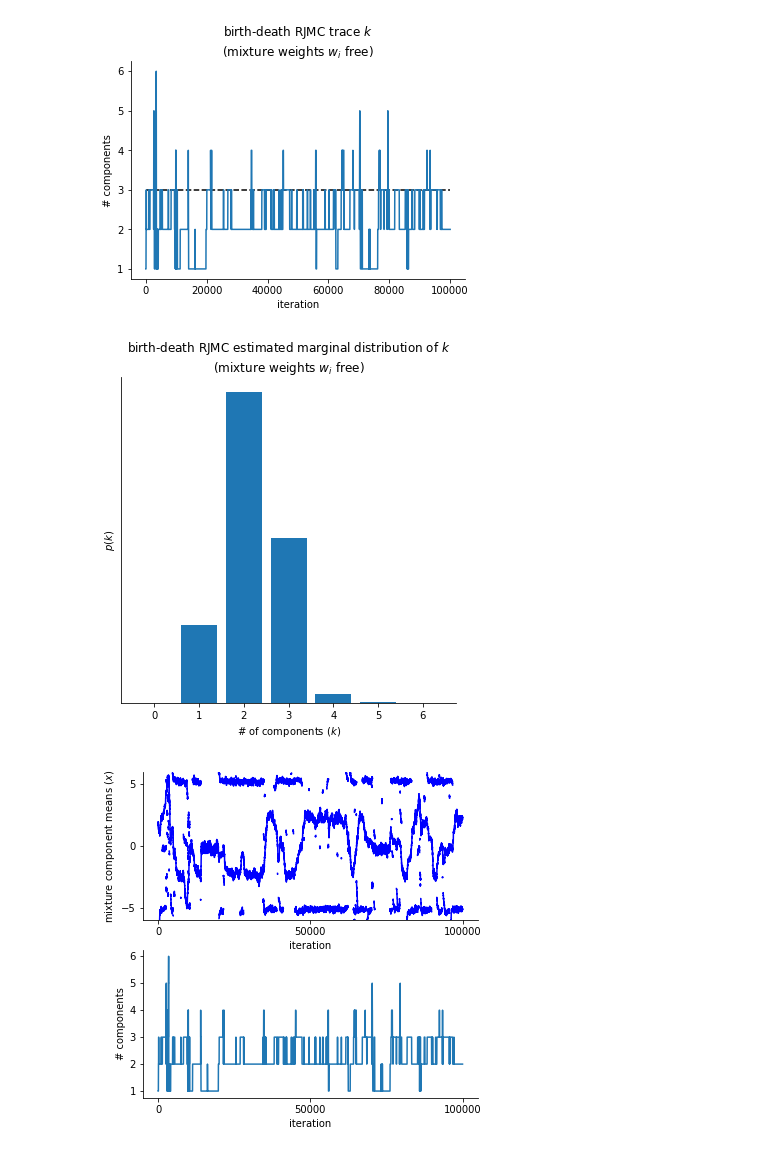
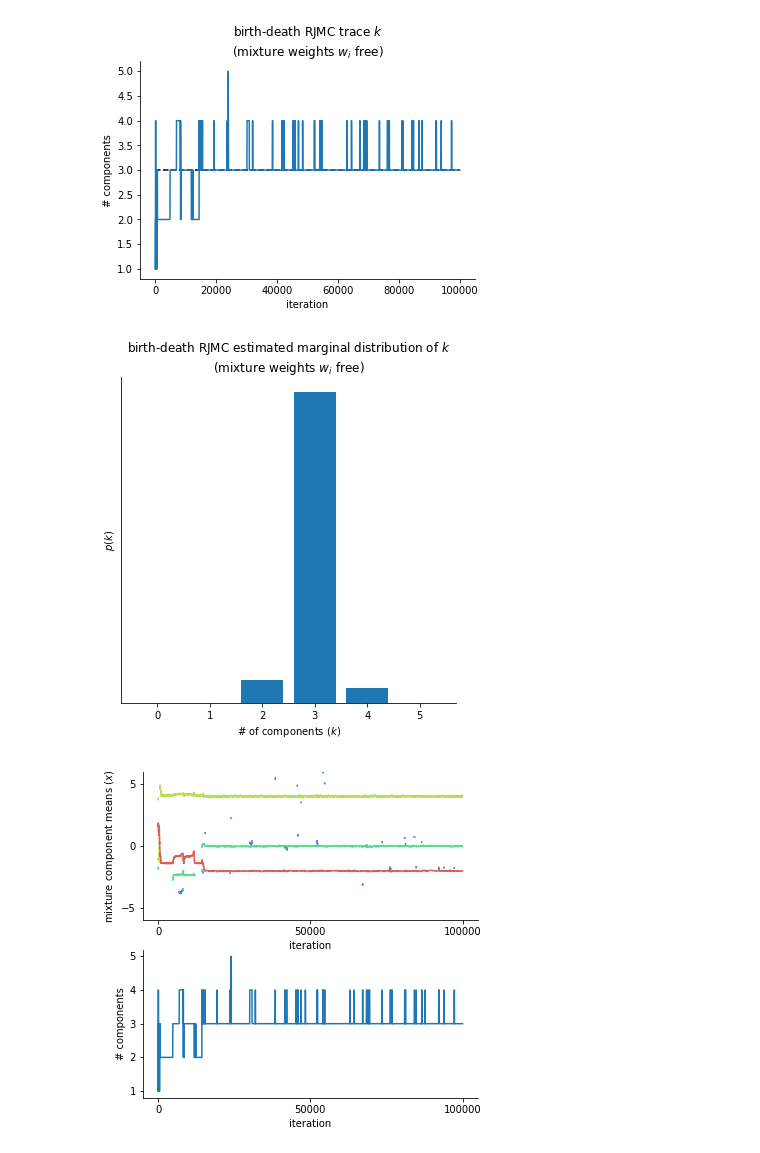
Before and after one commit to maxentile/notebooks, a Jupyter notebook: birth-death moves for RJMC of GMMs.ipynb, the cells around one changed output. Cells and saved outputs as stored; diff of their text form; code cells hidden in the pictures.

Commit message:
Update Gaussian mixture model to look more like our typical case; bugfix in first cell.

```diff
--- a/birth-death moves for RJMC of GMMs.ipynb
+++ b/birth-death moves for RJMC of GMMs.ipynb
@@ -1,6 +1,7 @@
 # %%
 # RJMC for GMMs:
 import matplotlib.pyplot as plt
+import seaborn as sns
 %matplotlib inline
 
 from autograd import numpy as np
@@ -46,7 +47,7 @@ def flat_log_p(theta):
 #true_weights = np.random.rand(n_components)**2
 #true_weights /= np.sum(true_weights)
 
-n_data = 300
+n_data = 10000
 data = np.zeros(n_data)
 #for i in range(n_data):
 #    component = np.random.choice(np.arange(n_components), p=true_weights)
@@ -70,10 +71,16 @@ n_components = 3
 true_means = [-5.0,0.0,5.0]
 true_stdevs = np.ones(n_components)
 true_weights = np.ones(n_components) / 3
-n_data = 300
+
+true_means = [-2.0,0.0,4.0]
+true_stdevs = [0.8, 0.5, 1.5]
+true_weights = [0.5, 0.2, 0.3]
+
+
+n_data = 10000
 data = np.zeros(n_data)
 for i in range(n_data):
-    component = np.random.randint(n_components)
+    component = np.random.choice(range(n_components), p=true_weights)
     data[i] = norm.rvs(loc=true_means[component], scale=true_stdevs[component])
 
 
@@ -85,7 +92,6 @@ plt.hist(data, bins=50, normed=True, alpha=0.5);
 x = np.linspace(-8,8, 1000)
 y_tot = np.zeros(x.shape)
 for i in range(n_components):
-
     y = norm.pdf(x, loc=true_means[i], scale=true_stdevs[i]) * true_weights[i]
     plt.plot(x, y, '--', color='grey',)
     plt.fill_between(x, y, color='grey' ,alpha=0.2)
@@ -271,7 +277,7 @@ def rjmcmc_w_parents(theta, parents, n_steps=10000):
 
     for t in tqdm(range(n_steps)):
         # generate proposal
-        if np.random.rand() < 0.05:
+        if np.random.rand() < 0.25:
             theta_prime, parents_prime, log_jac_u_term = reversible_birth_death_move(theta, parents)
         else:
             theta_prime, parents_prime, log_jac_u_term = mmc_move(theta, parents)
@@ -294,7 +300,7 @@ def rjmcmc_w_parents(theta, parents, n_steps=10000):
                 current_dim = int(len(theta) / 3)
                 assert(len(theta) % 3 == 0)
 
-                print('{}: accepted a cross-model jump! # components: {} --> {}'.format(t, prev_dim, current_dim))
+                #print('{}: accepted a cross-model jump! # components: {} --> {}'.format(t, prev_dim, current_dim))
         traj.append((theta, parents))
         acceptance_probabilities.append(A)
     return traj, acceptance_probabilities
@@ -374,5 +326,5 @@ plt.hist(acceptance_probabilities, bins=50);
 # %%
-n_components_traj = [len(t[0]) / 3 for t in traj]
+n_components_traj = np.array([len(t[0]) / 3 for t in traj], np.int32)
 ax = plt.subplot(111)
 plt.plot(n_components_traj)
 plt.hlines(n_components, 0, len(traj), linestyles='--')
@@ -384,7 +336,7 @@ plt.title(r'birth-death RJMC trace $k$' + '\n(mixture weights ' + r'$w_i$ free)'
 #plt.xscale('log')
 plt.savefig('birth-death-n-components-starting-from-1.jpg', dpi=300)
 # %% [output]
-[figure, old version]
+[figure, new version]
 # %%
 plt.figure(figsize=(6,6))
 
@@ -405,7 +357,7 @@ plt.xticks(n_components_range)
 plt.yticks([])
 plt.savefig('birth-death-marginals-starting-from-1.jpg', dpi=300)
 # %% [output]
-[figure, old version]
+[figure, new version]
 # %%
 change_points = list(np.arange(1, len(n_components_traj))[np.diff(n_components_traj) != 0])
 trajs = []
@@ -414,30 +366,33 @@ for (start, end) in list(zip([0] + change_points, change_points + [len(traj)])):
 # %%
 plt.figure(figsize=(6,6))
 ax = plt.subplot(2, 1, 1)
+colors = sns.color_palette("hls", n_components_traj.max())
 for i in range(len(trajs)):
     x_init = sum([len(t) for t in trajs[:i]])
     x_end = x_init + len(trajs[i])
     n_components = int(trajs[i].shape[1] / 3)
-    plt.plot(np.arange(x_init, x_end), trajs[i][:,:n_components], color='blue')
+    #plt.plot(np.arange(x_init, x_end), trajs[i][:,:n_components], color='blue')
+    for n in range(n_components):
+        plt.plot(np.arange(x_init, x_end), trajs[i][:,n], color=colors[n])
 plt.ylim(-6,6)
 plt.yticks([-5,0,5])
 plt.xticks([0,50000,100000])
 plt.xlabel('iteration')
 plt.ylabel(r'mixture component means ($x$)')
 ax.spines['right'].set_visible(False)
 ax.spines['top'].set_visible(False)
 
 
 ax = plt.subplot(2, 1, 2, sharex=ax)
 plt.plot(n_components_traj)
 plt.xlabel('iteration')
 plt.ylabel(r'# components')
 ax.spines['right'].set_visible(False)
 ax.spines['top'].set_visible(False)
 
 plt.savefig('birth-death-branching-1.jpg', dpi=600, bbox_inches='tight')
 # %% [output]
-[figure, old version]
+[figure, new version]
 # %%
 np.random.seed(1)
 init_n_components = 50
```
Also changed, not shown: parts of 12 cells of this notebook.
